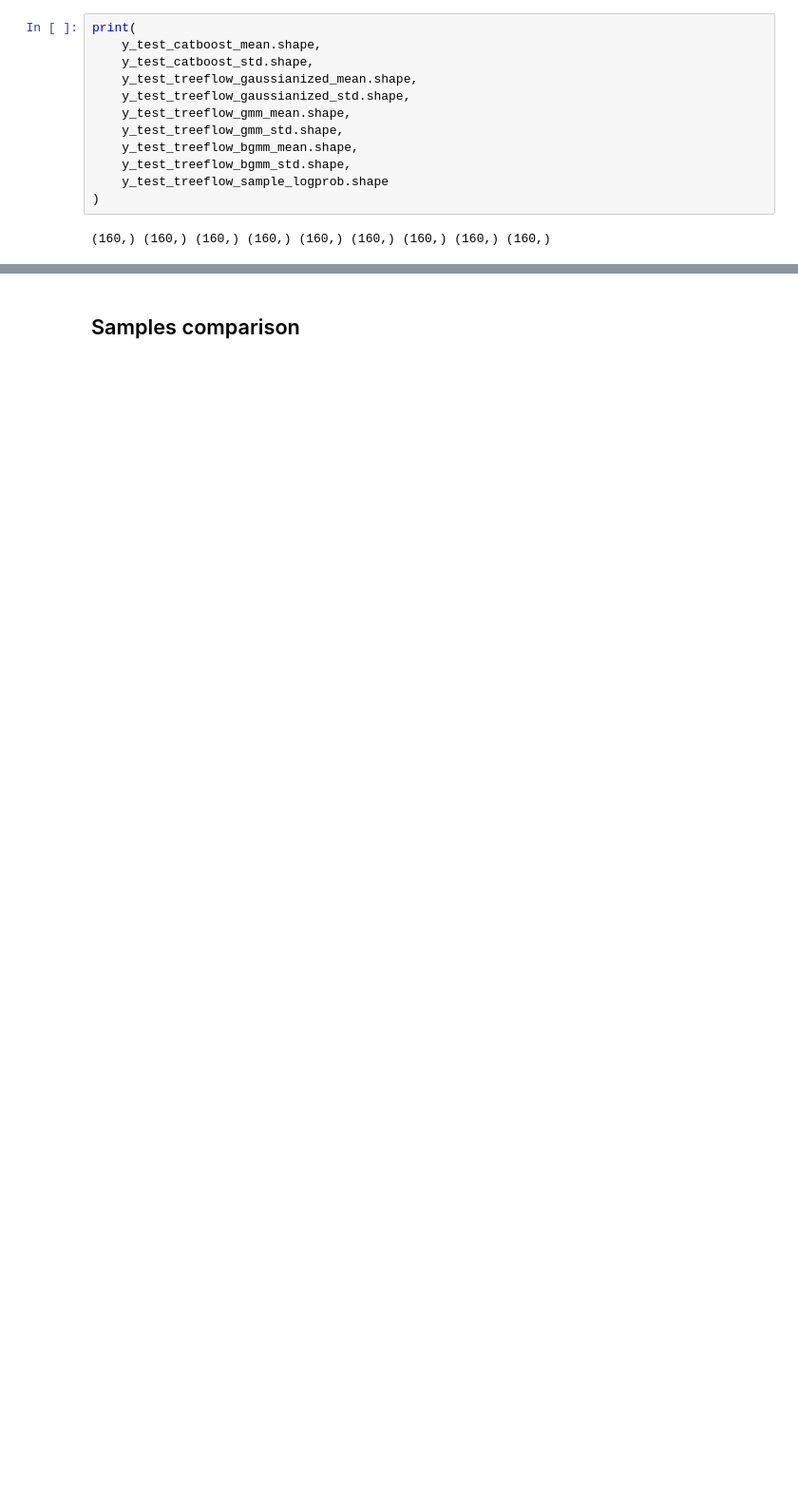
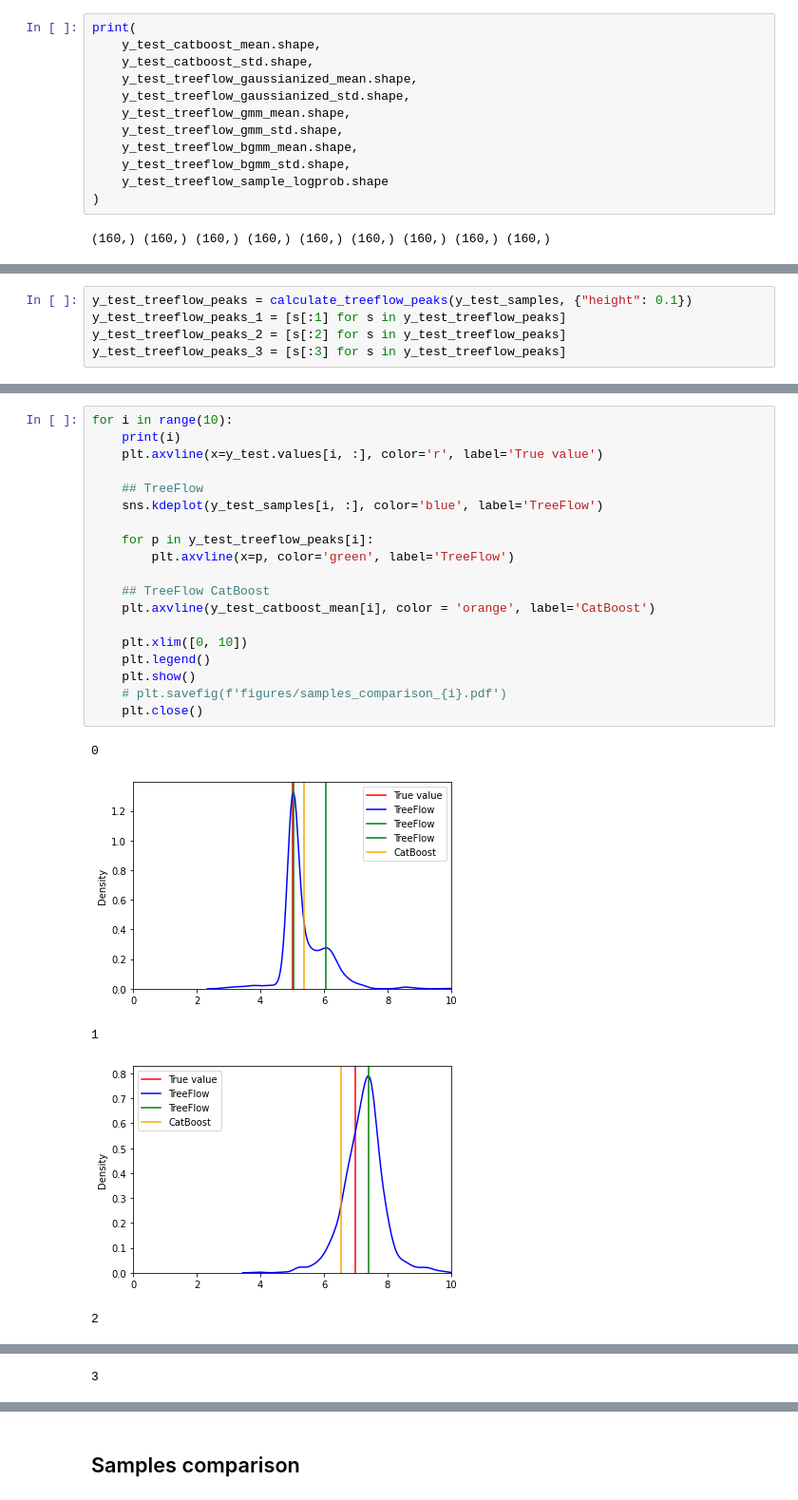
Before and after one commit to pfilo8/NodeFlow, a Jupyter notebook: [Wine Quality] Uncertainty.ipynb, the cells around one changed output, grey strips where cells are left out. Shown: that part at 95% size. Saved outputs shown, nothing was run; the diff lists cells and outputs as text; blank space fills up the shorter version.

```diff
--- a/[Wine Quality] Uncertainty.ipynb
+++ b/[Wine Quality] Uncertainty.ipynb
@@ -207,0 +414,5 @@ print(
+# %%
+y_test_treeflow_peaks = calculate_treeflow_peaks(y_test_samples, {"height": 0.1})
+y_test_treeflow_peaks_1 = [s[:1] for s in y_test_treeflow_peaks]
+y_test_treeflow_peaks_2 = [s[:2] for s in y_test_treeflow_peaks]
+y_test_treeflow_peaks_3 = [s[:3] for s in y_test_treeflow_peaks]
@@ -207,0 +433,25 @@ print(
+# %%
+for i in range(10):
+    print(i)
+    plt.axvline(x=y_test.values[i, :], color='r', label='True value')
+
+    ## TreeFlow
+    sns.kdeplot(y_test_samples[i, :], color='blue', label='TreeFlow')
+
+    for p in y_test_treeflow_peaks[i]:
+        plt.axvline(x=p, color='green', label='TreeFlow')
+
+    ## TreeFlow CatBoost
+    plt.axvline(y_test_catboost_mean[i], color = 'orange', label='CatBoost')
+
+    plt.xlim([0, 10])
+    plt.legend()
+    plt.show()
+    # plt.savefig(f'figures/samples_comparison_{i}.pdf')
+    plt.close()
+# %% [output]
+0
+[figure, added]
+1
+[figure, added]
+2
@@ -207,0 +459 @@ print(
+3
```
Also changed, not shown: parts of 12 cells of this notebook.
